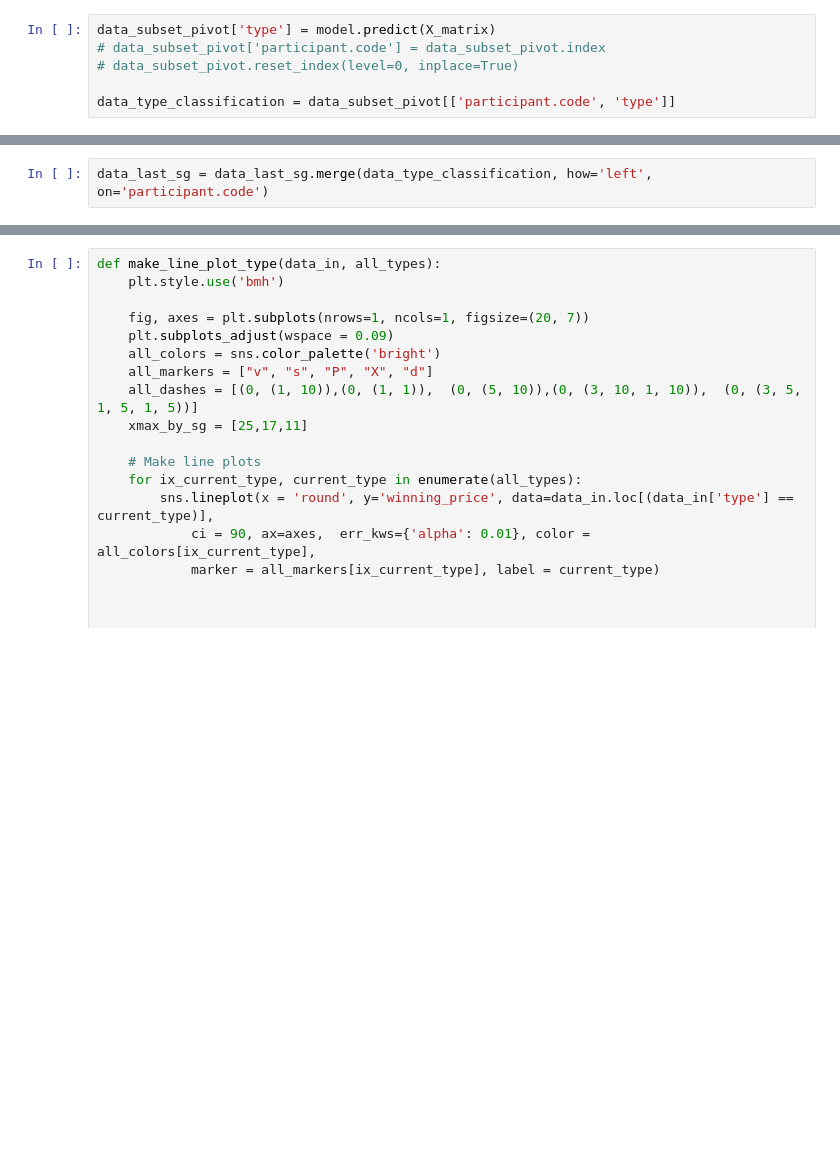
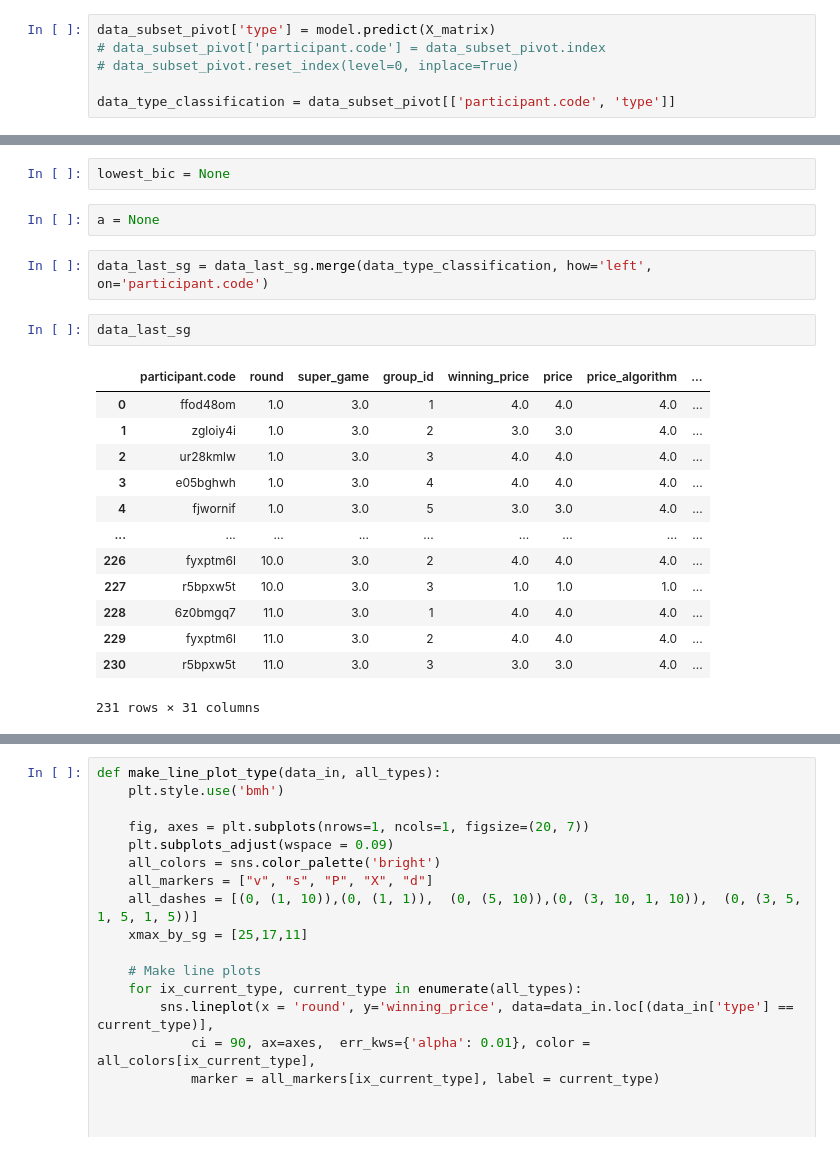
Before and after one commit to ToFeWe/q-learning-replication-code, a Jupyter notebook: src/sandbox/Type clustering.ipynb, the cells around one changed output, grey strips where cells are left out. Saved outputs shown, nothing was run; the diff lists cells and outputs as text; blank space fills up the shorter version.

```diff
--- a/src/sandbox/Type clustering.ipynb
+++ b/src/sandbox/Type clustering.ipynb
@@ -75,5 +104,25 @@ data_type_classification = data_subset_pivot[['participant.code', 'type']]
+# %%
+lowest_bic = None
+# %%
+a = None
 # %%
 data_last_sg = data_last_sg.merge(data_type_classification, how='left', on='participant.code')
+# %%
+data_last_sg
+# %% [output]
+|  | participant.code | round | super_game | group_id | winning_price | price | price_algorithm | ... |
+| 0 | ffod48om | 1.0 | 3.0 | 1 | 4.0 | 4.0 | 4.0 | ... |
+| 1 | zgloiy4i | 1.0 | 3.0 | 2 | 3.0 | 3.0 | 4.0 | ... |
+| 2 | ur28kmlw | 1.0 | 3.0 | 3 | 4.0 | 4.0 | 4.0 | ... |
+| 3 | e05bghwh | 1.0 | 3.0 | 4 | 4.0 | 4.0 | 4.0 | ... |
+| 4 | fjwornif | 1.0 | 3.0 | 5 | 3.0 | 3.0 | 4.0 | ... |
+| ... | ... | ... | ... | ... | ... | ... | ... | ... |
+| 226 | fyxptm6l | 10.0 | 3.0 | 2 | 4.0 | 4.0 | 4.0 | ... |
+| 227 | r5bpxw5t | 10.0 | 3.0 | 3 | 1.0 | 1.0 | 1.0 | ... |
+| 228 | 6z0bmgq7 | 11.0 | 3.0 | 1 | 4.0 | 4.0 | 4.0 | ... |
+| 229 | fyxptm6l | 11.0 | 3.0 | 2 | 4.0 | 4.0 | 4.0 | ... |
+| 230 | r5bpxw5t | 11.0 | 3.0 | 3 | 3.0 | 3.0 | 4.0 | ... |
+231 rows × 31 columns
 # %%
 data_last_sg.groupby(['type'])['participant.code'].nunique() / len(data_last_sg['participant.code'].unique())
 # %% [output]
```
Also changed, not shown: parts of 11 cells of this notebook, 7 other files.
